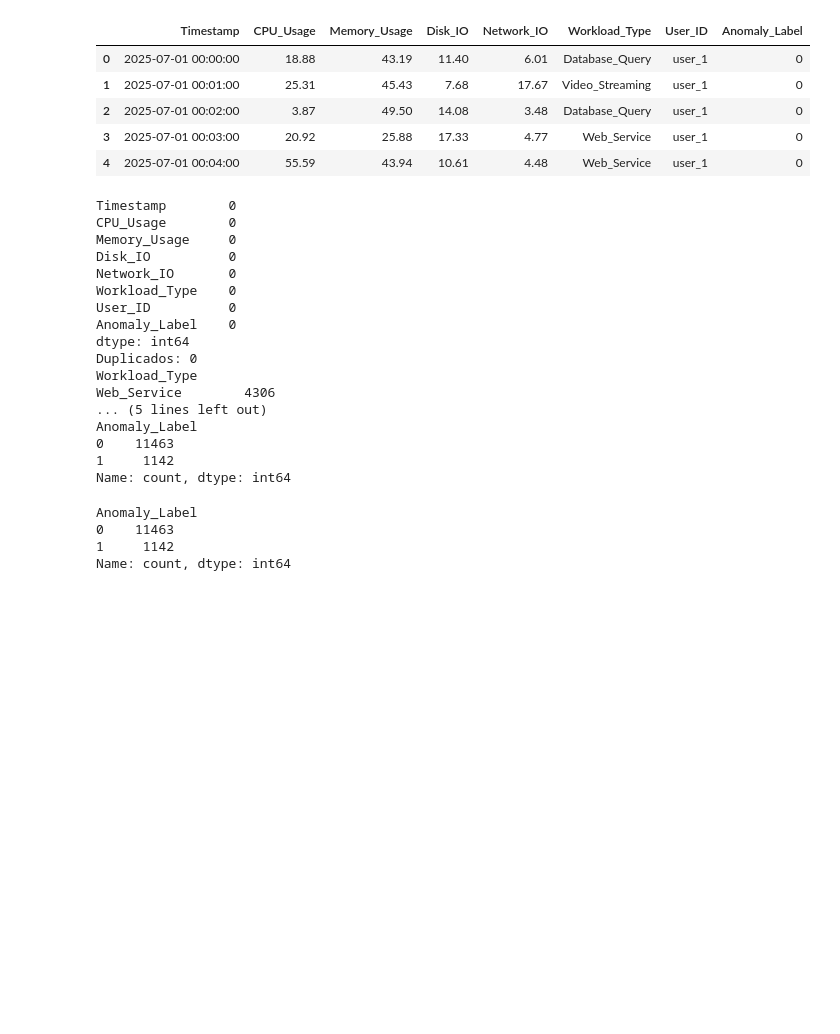
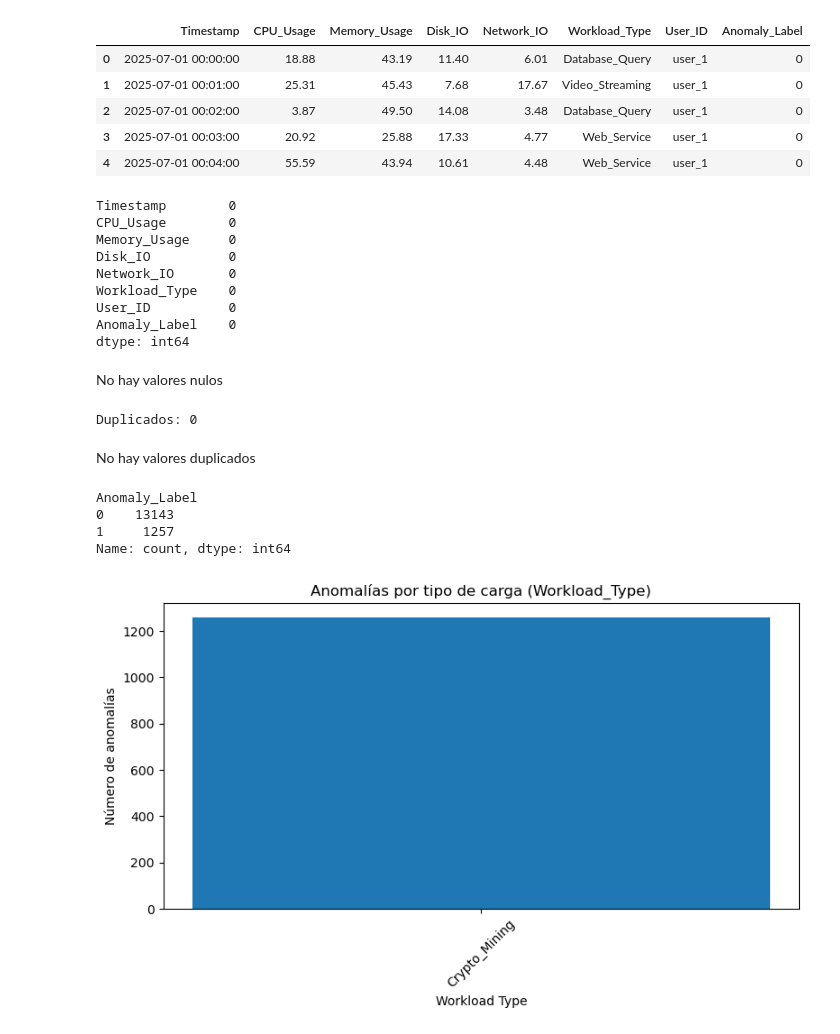
Before and after one commit to sebastiangomba/AIOps-, a Jupyter notebook: limpieza_datos.ipynb, the cells around one changed output. Drawn from its saved outputs; the diff is of its cells as text; code cells hidden in the pictures; blank space fills up the shorter version.

Commit message:
Graficos para analisis, entrenamiento, evaluacion y exportacion de modelo

```diff
--- a/limpieza_datos.ipynb
+++ b/limpieza_datos.ipynb
@@ -17,34 +25,6 @@ df.head()
 | 4 | 2025-07-01 00:04:00 | 55.59 | 43.94 | 10.61 | 4.48 | Web_Service | user_1 | 0 |
 # %%
 print(df.isnull().sum())
-
-df = df.dropna()
-
-
-# 4. Detección de valores duplicados
-print("Duplicados:", df.duplicated().sum())
-df = df.drop_duplicates()
-
-# 5. Detección y eliminación de valores extremos (outliers)
-# Por ejemplo, para CPU, memoria, red y disco
-metrics = ['CPU_Usage', 'Memory_Usage', 'Disk_IO', 'Network_IO']
-
-for col in metrics:
-    mean = df[col].mean()
-    std = df[col].std()
-    upper_limit = mean + 3 * std
-    lower_limit = mean - 3 * std
-    df = df[(df[col] >= lower_limit) & (df[col] <= upper_limit)]
-
-
-df['Timestamp'] = pd.to_datetime(df['Timestamp'], errors='coerce')
-df = df.dropna(subset=['Timestamp'])
-
-print(df['Workload_Type'].value_counts())
-print(df['Anomaly_Label'].value_counts())
-
-
-df.to_csv("clean_cloud_usage.csv", index=False)
 # %% [output]
 Timestamp        0
 CPU_Usage        0
@@ -55,18 +35,33 @@ Workload_Type    0
 User_ID          0
 Anomaly_Label    0
 dtype: int64
-Duplicados: 0
-Workload_Type
-Web_Service        4306
-... (5 lines left out)
-Anomaly_Label
-0    11463
-1     1142
-Name: count, dtype: int64
+# %% [markdown]
+No hay valores nulos
+# %%
+print("Duplicados:", df.duplicated().sum())
+# %% [output]
+Duplicados: 0
+# %% [markdown]
+No hay valores duplicados
 # %%
 df["Anomaly_Label"].value_counts()
 # %% [output]
 Anomaly_Label
-0    11463
-1     1142
+0    13143
+1     1257
 Name: count, dtype: int64
+# %%
+
+# Contar anomalías por tipo de carga
+anomaly_counts = df[df['Anomaly_Label'] == 1]['Workload_Type'].value_counts()
+# Crear gráfico de barras
+plt.figure(figsize=(8,5))
+plt.bar(anomaly_counts.index, anomaly_counts.values)
+plt.title("Anomalías por tipo de carga (Workload_Type)")
+plt.xlabel("Workload Type")
+plt.ylabel("Número de anomalías")
+plt.xticks(rotation=45)
+plt.tight_layout()
+plt.show()
+# %% [output]
+[figure, added]
```
Also changed, not shown: parts of 8 cells of this notebook, 1 other file.
